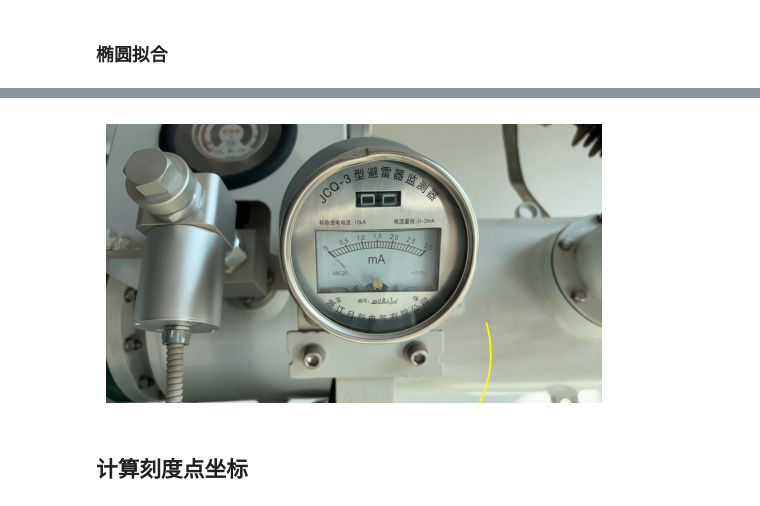
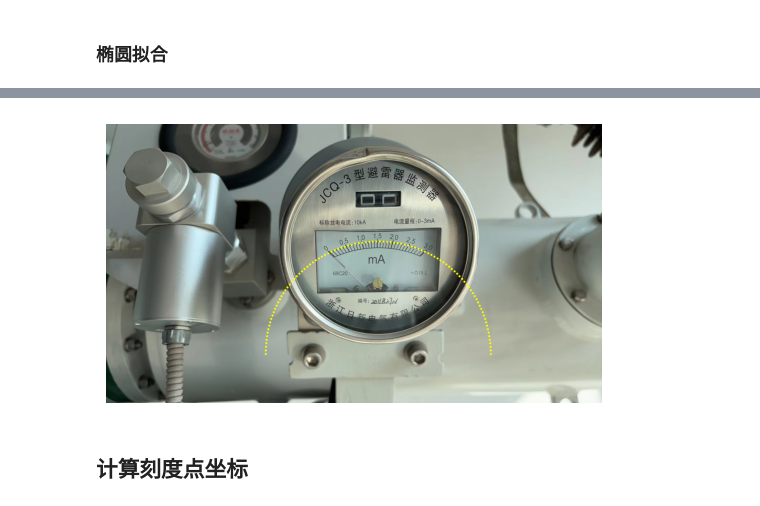
Before and after one commit to aoiJays/ai4clock, a Jupyter notebook: test.ipynb, the cells around one changed output, grey strips where cells are left out. Drawn from its saved outputs; the diff is of its cells as text; code cells hidden in the pictures.

```diff
--- a/test.ipynb
+++ b/test.ipynb
@@ -19,6 +21,13 @@ def show_img(image):
         plt.imshow(image_rgb)
         plt.axis('off')  # 关闭坐标轴
         plt.show()
+# %%
+def show_point(x_point, y_point):
+    image_temp = image.copy()
+    for (x, y) in zip(x_point, y_point):
+        cv2.circle(image_temp, (int(x), int(image.shape[1] - y)), 4, (0, 255, 255), -1)
+
+    show_img(image_temp)
 # %%
 print(image.shape)
 show_img(image)
@@ -28,15 +39,11 @@ show_img(image)
 # %%
+# 模板刻度点点集标注
+
 # candidate_point = [
 #     (137,337), (121,183), (262,102), (396,195), (359,355)
 # ]
 
 candidate_point = [
+    # 图片坐标系
     (866,497), (929,473), (990,460), (1050,455), (1109,458), (1171,470), (1233,494)
 ]
-
-image_with_candidate_point = image.copy()
-# 在图像上绘制点
-for point in candidate_point:
-    cv2.circle(image_with_candidate_point, point, 5, (0, 255, 0), -1)  # 绘制绿色实心圆
-
-show_img(image_with_candidate_point)
@@ -92,6 +95,8 @@ def fit_ellipse(x_samples, y_samples):
 # %%
 x_samples = np.array([point[0] for point in candidate_point], dtype=float)
-y_samples = np.array([point[1] for point in candidate_point], dtype=float)
+# 拟合过程前转换为直角坐标系（图像坐标系下的y是反的）
+y_samples = np.array([image.shape[1] - point[1] for point in candidate_point], dtype=float)
 
+show_point(x_samples, y_samples)
 # Fit the ellipse to the generated samples
 a_res, b_res, x0, y0, alpha_res = fit_ellipse(x_samples, y_samples)
@@ -118,15 +124,12 @@ def get_Point_in_ellipse(h, k, a, b, alpha, theta):
 # '''
 # %%
-theta_res = np.linspace(-np.pi/2, -np.pi, 100)  # Angle values
+theta_res = np.linspace(0, np.pi, 100)  # Angle values
 x_res, y_res = get_Point_in_ellipse(x0, y0, a_res, b_res, alpha_res, theta_res)
 
-image_with_ellipse_point = image.copy()
-for (x, y) in zip(x_res, y_res):
-    cv2.circle(image_with_ellipse_point, (int(x), int(y)), 4, (0, 255, 255), -1)  # 绘制绿色实心圆
-
-show_img(image_with_ellipse_point)
+# 预览 检查椭圆曲线拟合
+show_point(x_res, y_res)
 # %% [output]
-[figure, old version]
+[figure, new version]
 # %% [markdown]
 ## 计算刻度点坐标
 # %%
```
Also changed, not shown: parts of 16 cells of this notebook.
